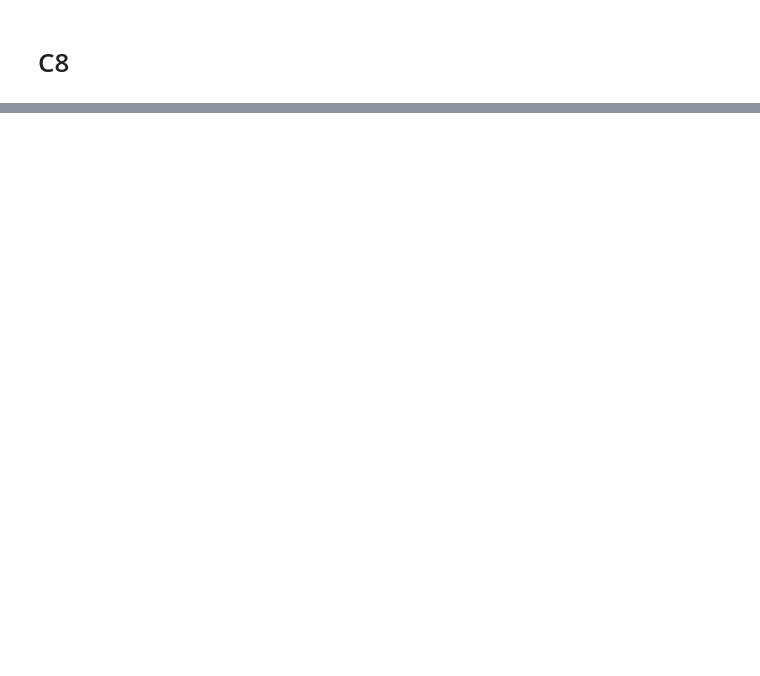
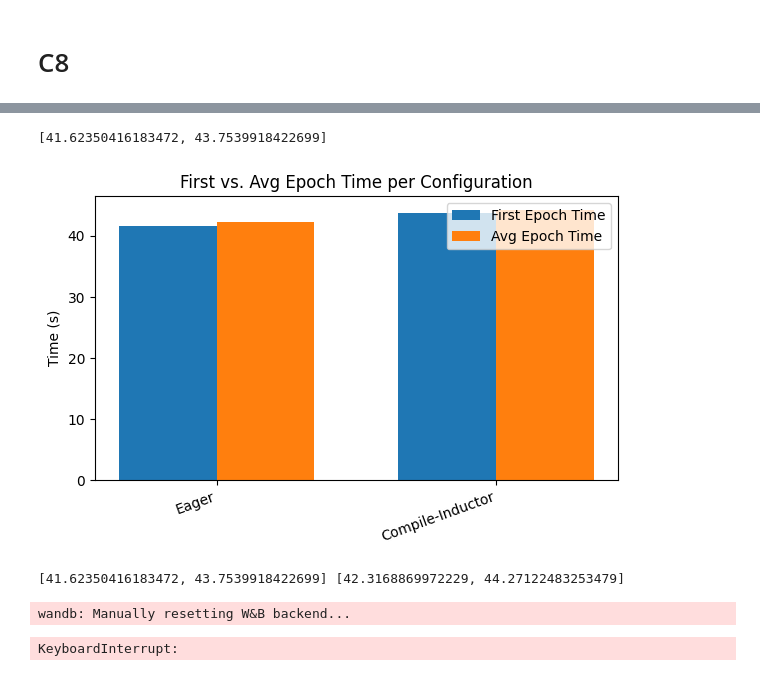
Before and after one commit to kaison0/HPML_assignment, a Jupyter notebook: assignment2/hw2.ipynb, the cells around one changed output, grey strips where cells are left out. Drawn from its saved outputs; the diff is of its cells as text; code cells hidden in the pictures; blank space fills up the shorter version.

```diff
--- a/assignment2/hw2.ipynb
+++ b/assignment2/hw2.ipynb
@@ -1499,0 +1767,37 @@ wandb.agent(sweep_id, function=train_C8, count=2)
+# %%
+labels = ["Eager", "Compile-Inductor"]
+
+x = np.arange(len(labels))
+bar_width = 0.35
+
+print(first_epoch_time)
+# Plot
+plt.figure(figsize=(6, 4))
+plt.bar(x - bar_width/2, first_epoch_time, width=bar_width, label="First Epoch Time")
+plt.bar(x + bar_width/2, avg_afterwards_epoch_time, width=bar_width, label="Avg Epoch Time")
+
+# Formatting
+plt.xticks(x, labels, rotation=20, ha='right')
+plt.ylabel("Time (s)")
+plt.title("First vs. Avg Epoch Time per Configuration")
+plt.legend()
+plt.tight_layout()
+plt.show()
+# %% [output]
+[41.62350416183472, 43.7539918422699]
+[figure, added]
+# %%
+print(first_epoch_time, avg_afterwards_epoch_time)
+# %% [output]
+[41.62350416183472, 43.7539918422699] [42.3168869972229, 44.27122483253479]
+# %%
+wandb.termlog("Manually resetting W&B backend...")
+wandb.finish()
+wandb.teardown()
+
+# Clear the global run object
+wandb.run = None
+wandb._thread_local = None
+# %% [output]
+wandb: Manually resetting W&B backend...
+KeyboardInterrupt:
```
Also changed, not shown: parts of 39 cells of this notebook.
